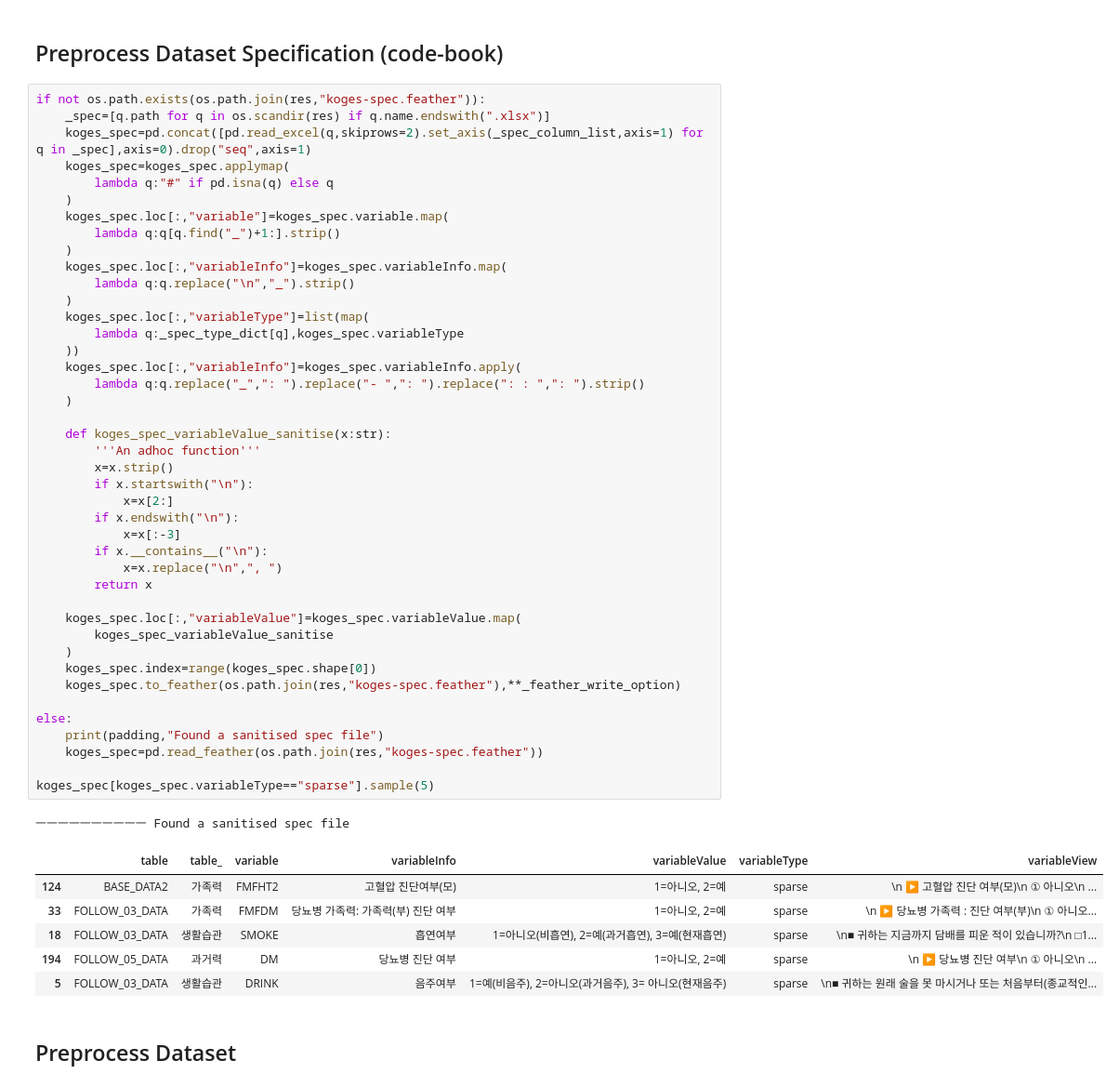
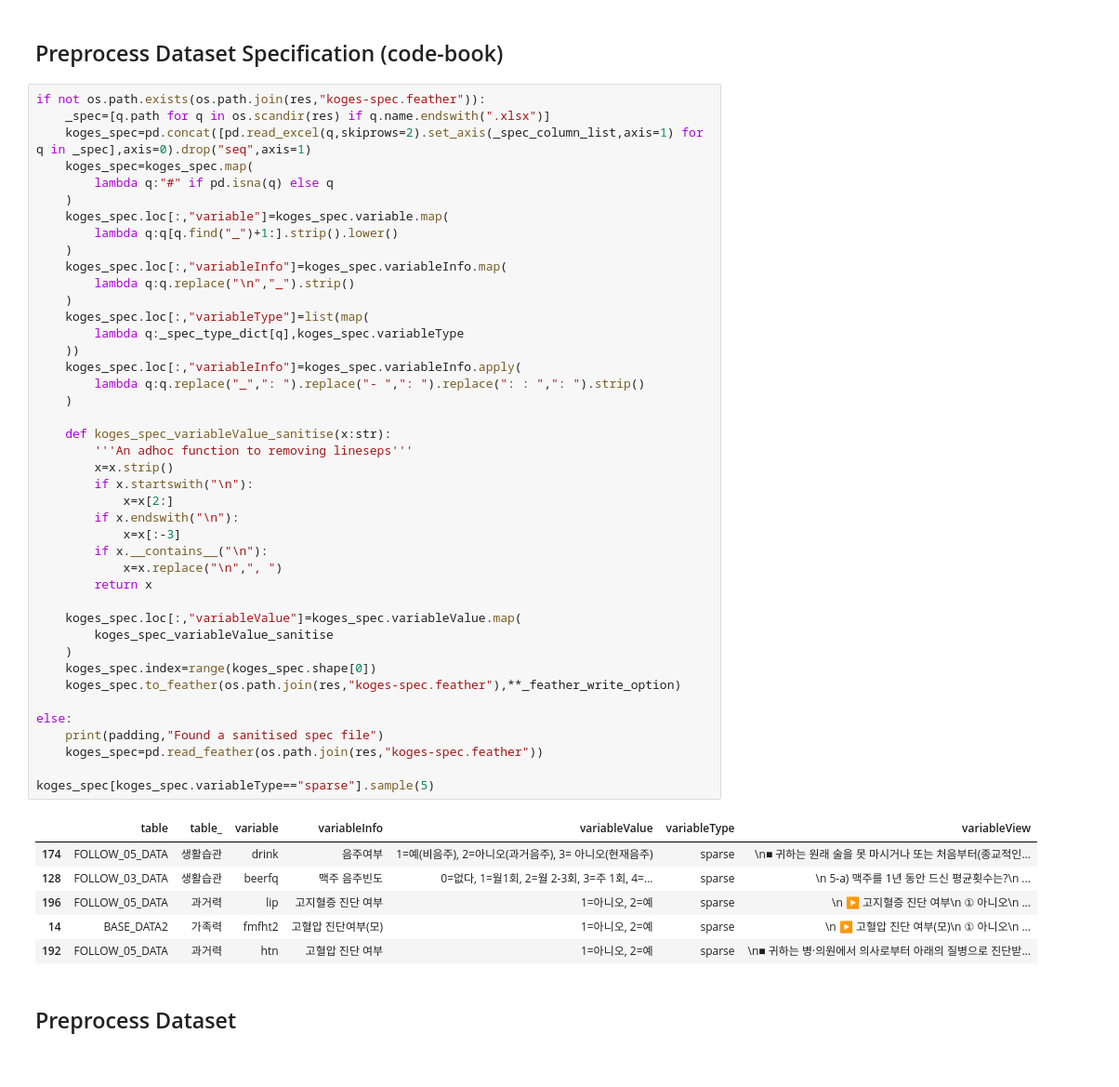
Before and after one commit to beeseosil/nih.go.kr, a Jupyter notebook: koges/qwer.ipynb, the cells around one changed output. Shown: that part at 93% size. Drawn from its saved outputs; the diff is of its cells as text.

```diff
--- a/koges/qwer.ipynb
+++ b/koges/qwer.ipynb
@@ -61,11 +66,11 @@ res="./res"
 if not os.path.exists(os.path.join(res,"koges-spec.feather")):
     _spec=[q.path for q in os.scandir(res) if q.name.endswith(".xlsx")]
     koges_spec=pd.concat([pd.read_excel(q,skiprows=2).set_axis(_spec_column_list,axis=1) for q in _spec],axis=0).drop("seq",axis=1)
-    koges_spec=koges_spec.applymap(
+    koges_spec=koges_spec.map(
         lambda q:"#" if pd.isna(q) else q
     )
     koges_spec.loc[:,"variable"]=koges_spec.variable.map(
-        lambda q:q[q.find("_")+1:].strip()
+        lambda q:q[q.find("_")+1:].strip().lower()
     )
     koges_spec.loc[:,"variableInfo"]=koges_spec.variableInfo.map(
         lambda q:q.replace("\n","_").strip()
@@ -73,40 +78,39 @@ if not os.path.exists(os.path.join(res,"koges-spec.feather")):
     koges_spec.loc[:,"variableType"]=list(map(
         lambda q:_spec_type_dict[q],koges_spec.variableType
     ))
     koges_spec.loc[:,"variableInfo"]=koges_spec.variableInfo.apply(
         lambda q:q.replace("_",": ").replace("- ",": ").replace(": : ",": ").strip()
     )
 
     def koges_spec_variableValue_sanitise(x:str):
-        '''An adhoc function'''
+        '''An adhoc function to removing lineseps'''
         x=x.strip()
         if x.startswith("\n"):
             x=x[2:]
         if x.endswith("\n"):
             x=x[:-3]
         if x.__contains__("\n"):
             x=x.replace("\n",", ")
         return x
 
     koges_spec.loc[:,"variableValue"]=koges_spec.variableValue.map(
         koges_spec_variableValue_sanitise
     )
     koges_spec.index=range(koges_spec.shape[0])
     koges_spec.to_feather(os.path.join(res,"koges-spec.feather"),**_feather_write_option)
 
 else:
     print(padding,"Found a sanitised spec file")
     koges_spec=pd.read_feather(os.path.join(res,"koges-spec.feather"))
 
 koges_spec[koges_spec.variableType=="sparse"].sample(5)
 # %% [output]
-ㅡㅡㅡㅡㅡㅡㅡㅡㅡㅡ Found a sanitised spec file
 |  | table | table_ | variable | variableInfo | variableValue | variableType | variableView |
-| 124 | BASE_DATA2 | 가족력 | FMFHT2 | 고혈압 진단여부(모) | 1=아니오, 2=예 | sparse | \n ▶ 고혈압 진단 여부(모)\n ① 아니오\n ... |
-| 33 | FOLLOW_03_DATA | 가족력 | FMFDM | 당뇨병 가족력: 가족력(부) 진단 여부 | 1=아니오, 2=예 | sparse | \n ▶ 당뇨병 가족력 : 진단 여부(부)\n ① 아니오... |
-| 18 | FOLLOW_03_DATA | 생활습관 | SMOKE | 흡연여부 | 1=아니오(비흡연), 2=예(과거흡연), 3=예(현재흡연) | sparse | \n■ 귀하는 지금까지 담배를 피운 적이 있습니까?\n □1... |
-| 194 | FOLLOW_05_DATA | 과거력 | DM | 당뇨병 진단 여부 | 1=아니오, 2=예 | sparse | \n ▶ 당뇨병 진단 여부\n ① 아니오\n ... |
-| 5 | FOLLOW_03_DATA | 생활습관 | DRINK | 음주여부 | 1=예(비음주), 2=아니오(과거음주), 3= 아니오(현재음주) | sparse | \n■ 귀하는 원래 술을 못 마시거나 또는 처음부터(종교적인... |
+| 174 | FOLLOW_05_DATA | 생활습관 | drink | 음주여부 | 1=예(비음주), 2=아니오(과거음주), 3= 아니오(현재음주) | sparse | \n■ 귀하는 원래 술을 못 마시거나 또는 처음부터(종교적인... |
+| 128 | FOLLOW_03_DATA | 생활습관 | beerfq | 맥주 음주빈도 | 0=없다, 1=월1회, 2=월 2-3회, 3=주 1회, 4=... | sparse | \n 5-a) 맥주를 1년 동안 드신 평균횟수는?\n ... |
+| 196 | FOLLOW_05_DATA | 과거력 | lip | 고지혈증 진단 여부 | 1=아니오, 2=예 | sparse | \n ▶ 고지혈증 진단 여부\n ① 아니오\n ... |
+| 14 | BASE_DATA2 | 가족력 | fmfht2 | 고혈압 진단여부(모) | 1=아니오, 2=예 | sparse | \n ▶ 고혈압 진단 여부(모)\n ① 아니오\n ... |
+| 192 | FOLLOW_05_DATA | 과거력 | htn | 고혈압 진단 여부 | 1=아니오, 2=예 | sparse | \n■ 귀하는 병·의원에서 의사로부터 아래의 질병으로 진단받... |
 # %% [markdown]
 ## Preprocess Dataset
 # %%
```
Also changed, not shown: parts of 29 cells of this notebook, 2 other files.
